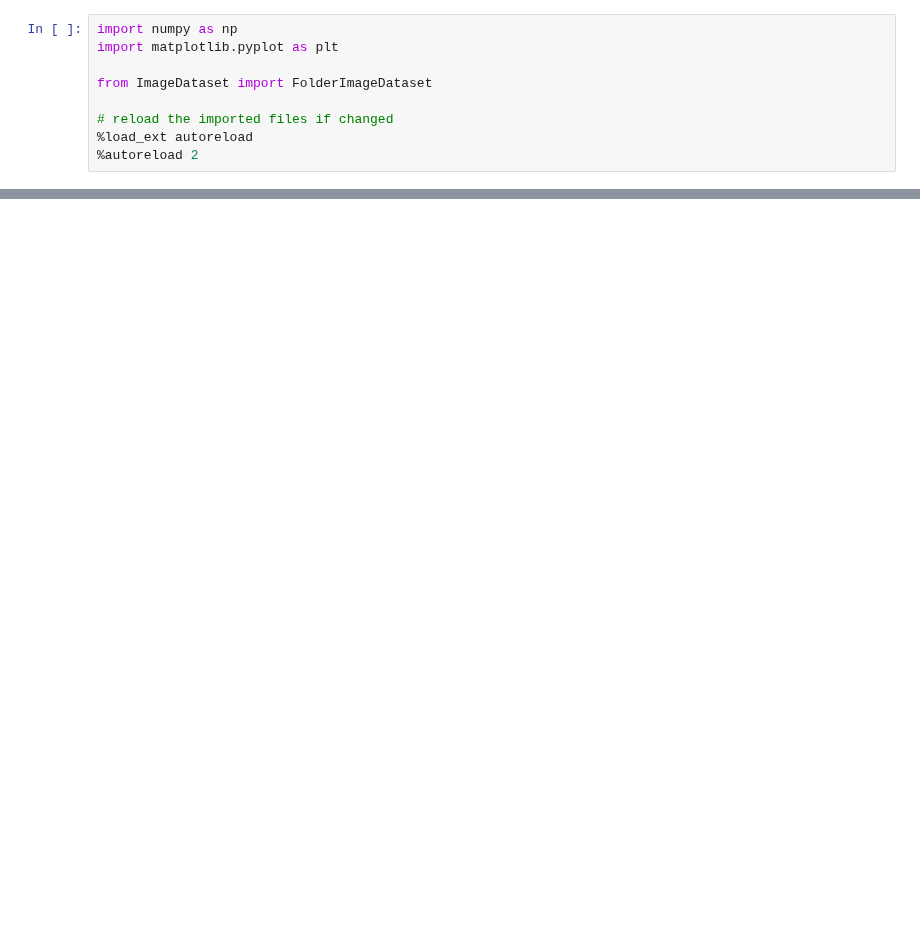
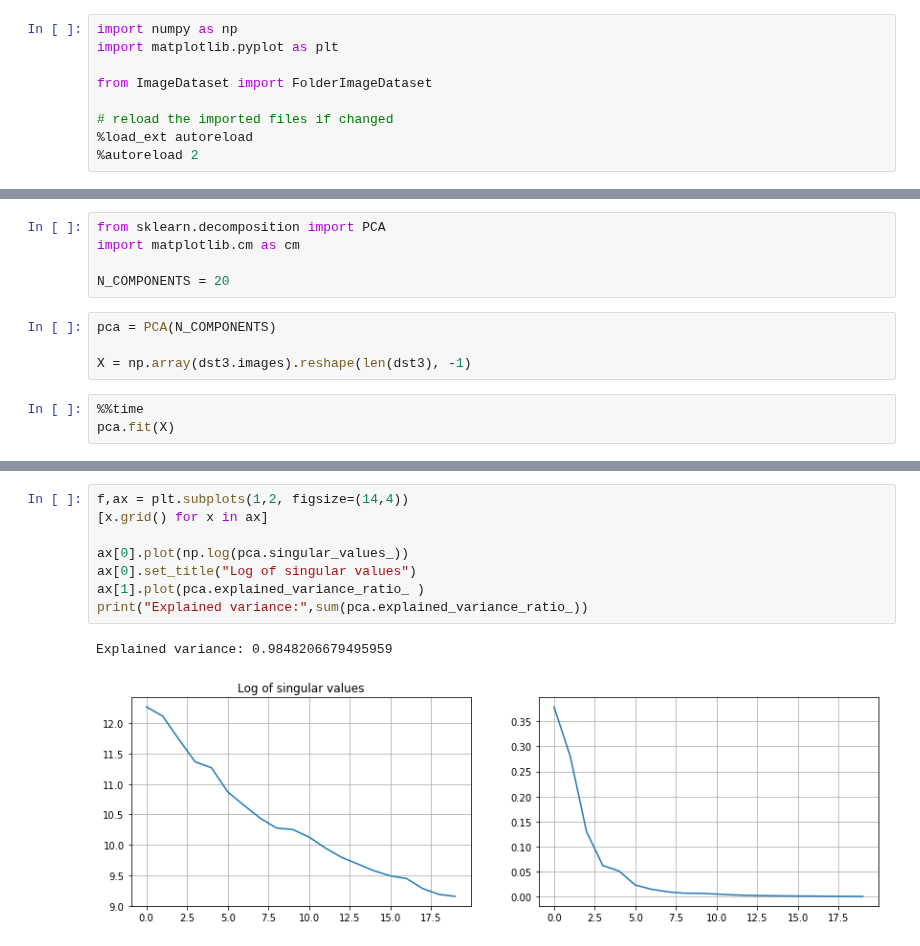
Before and after one commit to DaniloZZZ/quantTechLab, a Jupyter notebook: analysis/dataset_inspection.ipynb, the cells around one changed output, grey strips where cells are left out. Drawn from its saved outputs; the diff is of its cells as text; blank space fills up the shorter version.

```diff
--- a/analysis/dataset_inspection.ipynb
+++ b/analysis/dataset_inspection.ipynb
@@ -58,0 +66,12 @@ ax[1].plot(dst3.target)
+# %%
+from sklearn.decomposition import PCA
+import matplotlib.cm as cm
+
+N_COMPONENTS = 20
+# %%
+pca = PCA(N_COMPONENTS)
+
+X = np.array(dst3.images).reshape(len(dst3), -1)
+# %%
+%%time
+pca.fit(X)
@@ -58,0 +82,11 @@ ax[1].plot(dst3.target)
+# %%
+f,ax = plt.subplots(1,2, figsize=(14,4))
+[x.grid() for x in ax]
+
+ax[0].plot(np.log(pca.singular_values_))
+ax[0].set_title("Log of singular values")
+ax[1].plot(pca.explained_variance_ratio_ )
+print("Explained variance:",sum(pca.explained_variance_ratio_))
+# %% [output]
+Explained variance: 0.9848206679495959
+[figure, added]
```
Also changed, not shown: parts of 10 cells of this notebook.
